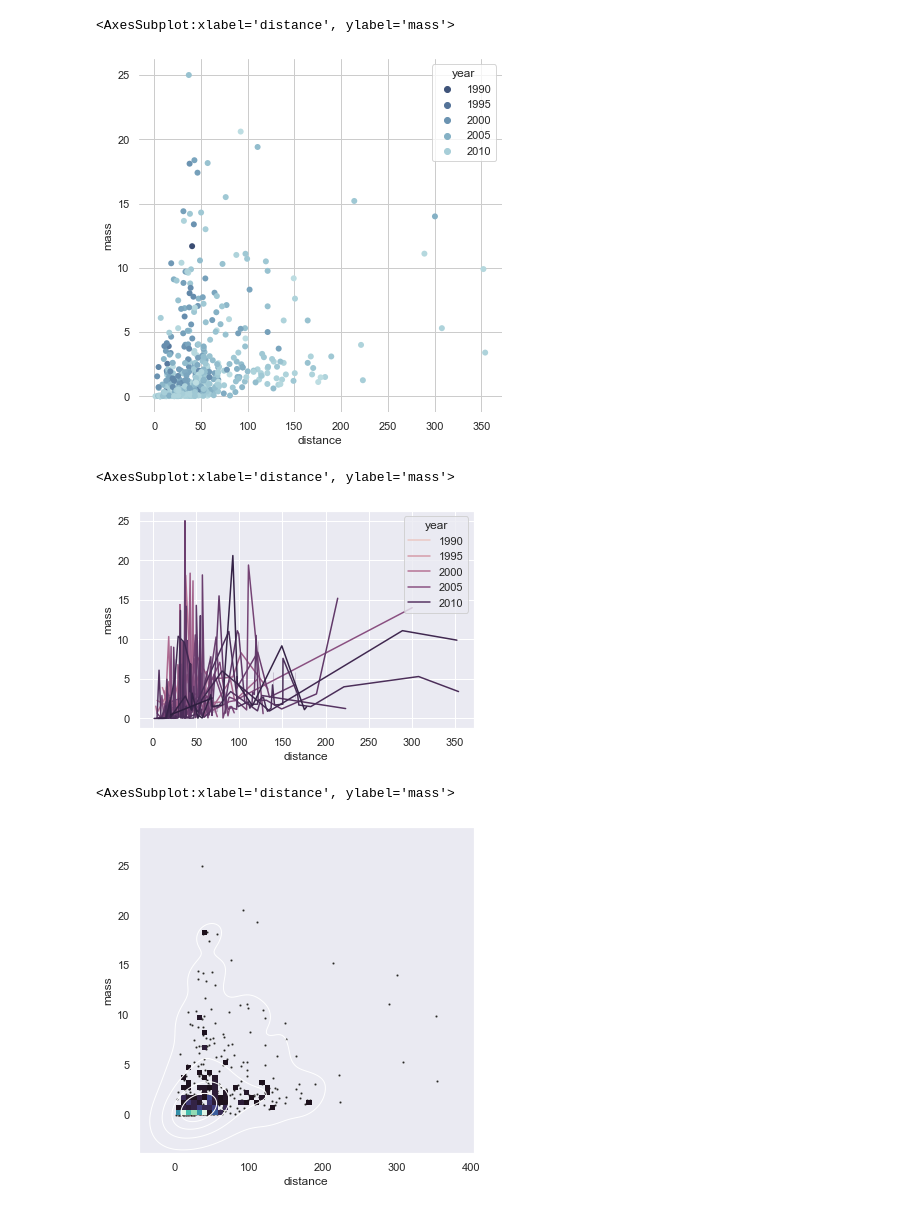
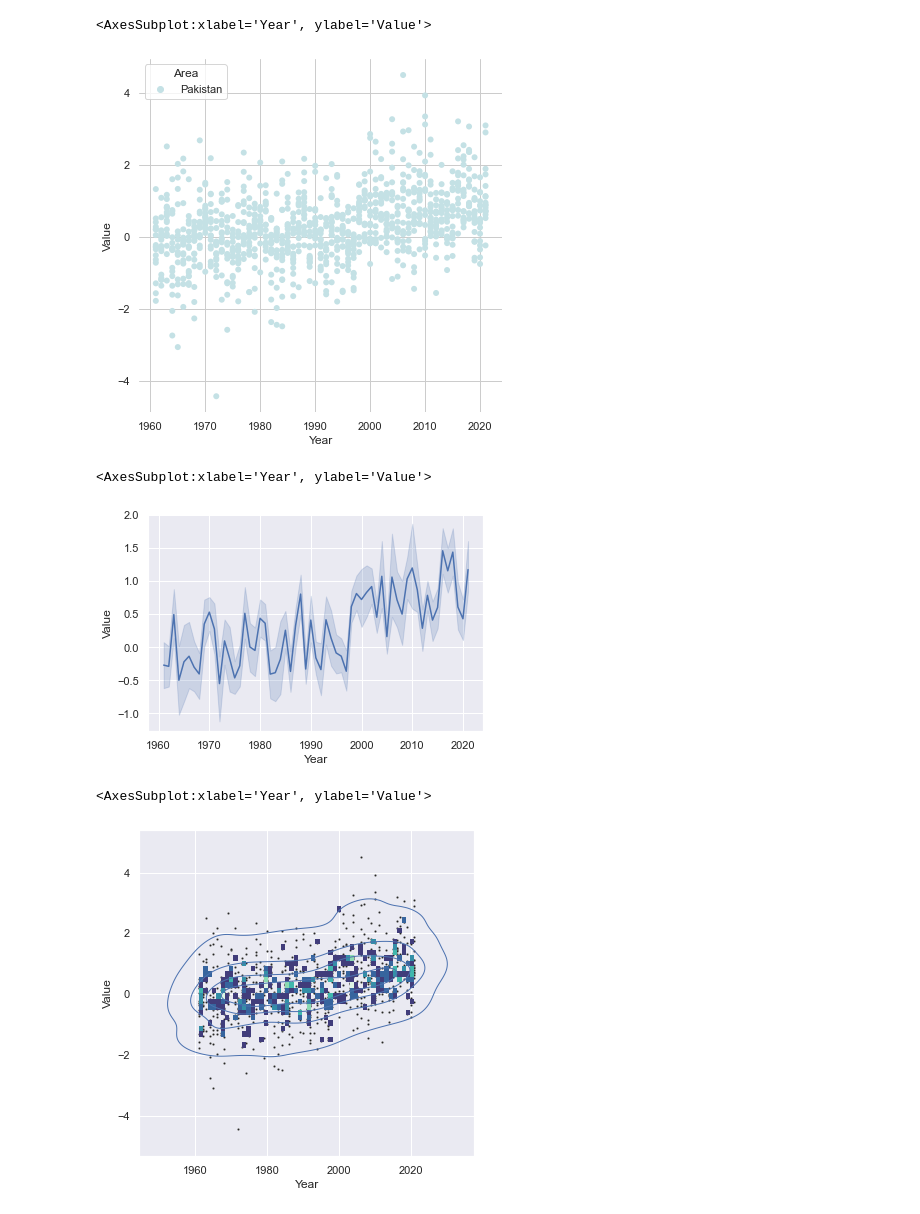
Before and after one commit to juneedpk/data-viz1, a Jupyter notebook: data_viz.ipynb, the cells around one changed output. Drawn from its saved outputs; the diff is of its cells as text; code cells hidden in the pictures.

```diff
--- a/data_viz.ipynb
+++ b/data_viz.ipynb
@@ -24,0 +7,7 @@ df
+# %%
+df = pd.read_csv('temp_change_pk.csv')
+
+
+
+df1 =df.loc[10:50,['Area','Value']]
+df1
@@ -25,42 +32,41 @@ df
 # %%
 import seaborn as sns
 import matplotlib.pyplot as plt
 sns.set_theme(style="whitegrid")
 
 f, ax = plt.subplots(figsize=(6.5, 6.5))
 sns.despine(f, left=True, bottom=True)
 
-sns.scatterplot(x="distance", y="mass",
-                hue="year",palette="ch:r=-.2,d=.3_r",
+sns.scatterplot(x="Year", y="Value",
+                hue="Area",palette="ch:r=-.2,d=.3_r",
                 sizes=(1, 8), linewidth=0,
                 data=df, ax=ax)
 # %% [output]
-<AxesSubplot:xlabel='distance', ylabel='mass'>
+<AxesSubplot:xlabel='Year', ylabel='Value'>
-[figure, old version]
+[figure, new version]
 # %%
 import seaborn as sns
 sns.set_theme(style="darkgrid")
 
 
 # Plot the responses for different events and regions
-sns.lineplot(x="distance", y="mass",
-             hue="year",
+sns.lineplot(x="Year", y="Value",
              data=df)
 # %% [output]
-<AxesSubplot:xlabel='distance', ylabel='mass'>
+<AxesSubplot:xlabel='Year', ylabel='Value'>
-[figure, old version]
+[figure, new version]
 # %%
 import numpy as np
 import seaborn as sns
 import matplotlib.pyplot as plt
-sns.set_theme(style="dark")
+sns.set_theme(style="darkgrid")
 
 
 # Draw a combo histogram and scatterplot with density contours
 f, ax = plt.subplots(figsize=(6, 6))
-sns.scatterplot(data=df,x='distance', y='mass', s=5, color=".15")
-sns.histplot(data=df,x='distance', y='mass', bins=50, pthresh=.1, cmap="mako")
-sns.kdeplot(data=df,x='distance', y='mass', levels=5, color="w", linewidths=1)
+sns.scatterplot(data=df,x='Year', y='Value', s=5, color=".15")
+sns.histplot(data=df,x='Year', y='Value', bins=50, pthresh=.1, cmap="mako")
+sns.kdeplot(data=df,x='Year', y='Value', levels=5, color="b", linewidths=1)
 # %% [output]
-<AxesSubplot:xlabel='distance', ylabel='mass'>
+<AxesSubplot:xlabel='Year', ylabel='Value'>
-[figure, old version]
+[figure, new version]
```
Also changed, not shown: parts of 3 cells of this notebook, 22 other files.
